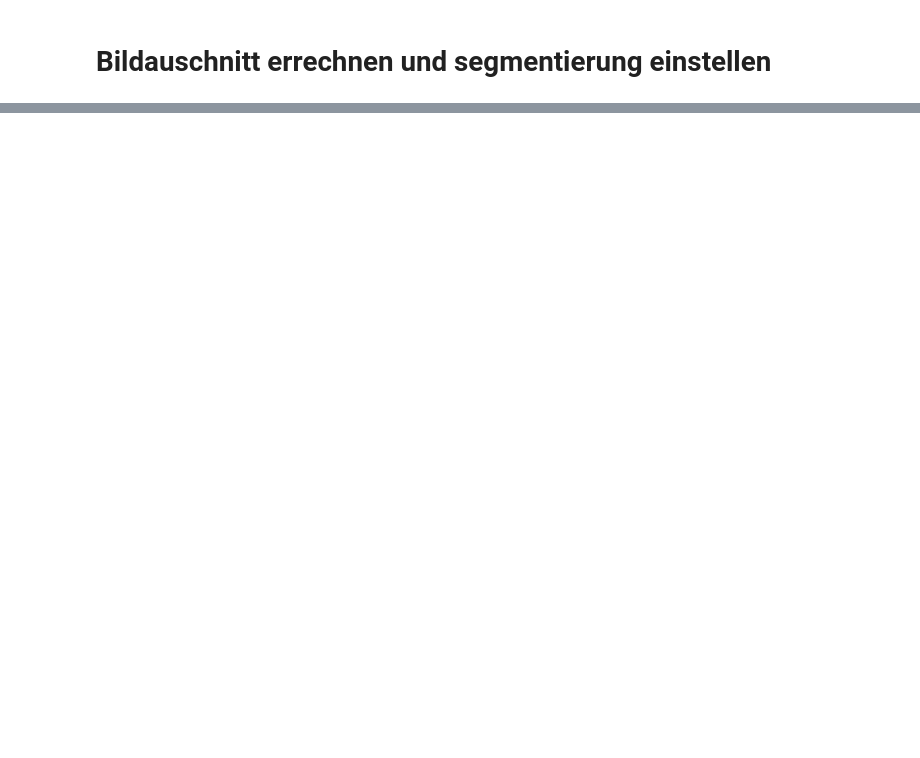
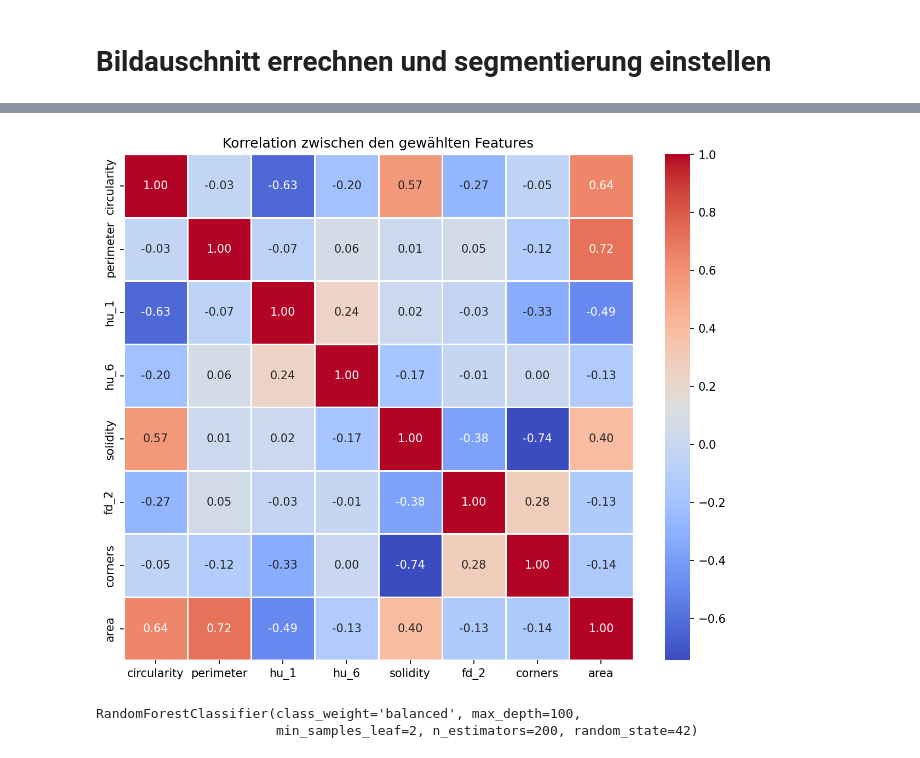
Before and after one commit to ibinsandig/Portal-zur-Exmatrikulation, a Jupyter notebook: misc/prepWork/dev_pictures/test.ipynb, the cells around one changed output, grey strips where cells are left out. Drawn from its saved outputs; the diff is of its cells as text; code cells hidden in the pictures; blank space fills up the shorter version.

```diff
--- a/misc/prepWork/dev_pictures/test.ipynb
+++ b/misc/prepWork/dev_pictures/test.ipynb
@@ -352,7 +389,6 @@ plt.show()
 # %%
-selected_features = ["circularity", "hu_2", "hu_0",  "fd_4",  "fd_10"] #  "solidity", "perimeter", "fd_6","fd_8",
-
-X = df[selected_features]  # ← nur diese Spalten statt drop(columns=["label"])
+selected_features = ["circularity", "perimeter", "hu_1","hu_6", "solidity",  "fd_2",    "corners", "area"] #   "hu_0", "hu_2", "hu_3","hu_4","hu_5", "fd_3",  "fd_5",  "fd_1","fd_7",  "fd_8","fd_9","fd_10", "bbox_w", "fd_4", "fd_6",
+X = df[selected_features]  # use the selected feature columns
 y = df["label"]
 
 X_train, X_test, y_train, y_test = train_test_split(
@@ -373,10 +411,12 @@ plt.show()
 # %%
 corr = df[selected_features].corr()
 
-plt.figure(figsize=(8, 6))
+plt.figure(figsize=(10, 8))
 sns.heatmap(corr, annot=True, cmap="coolwarm", fmt=".2f", linewidths=0.5)
 plt.title("Korrelation zwischen den gewählten Features")
 plt.show()
+# %% [output]
+[figure, added]
 # %%
 from sklearn.ensemble import RandomForestClassifier
 
@@ -389,6 +429,9 @@ model = RandomForestClassifier(
 )
 
 model.fit(X_train, y_train)
+# %% [output]
+RandomForestClassifier(class_weight='balanced', max_depth=100,
+                       min_samples_leaf=2, n_estimators=200, random_state=42)
 # %%
 pred = model.predict(X_test)
 
```
Also changed, not shown: parts of 14 cells of this notebook, 3 other files.
